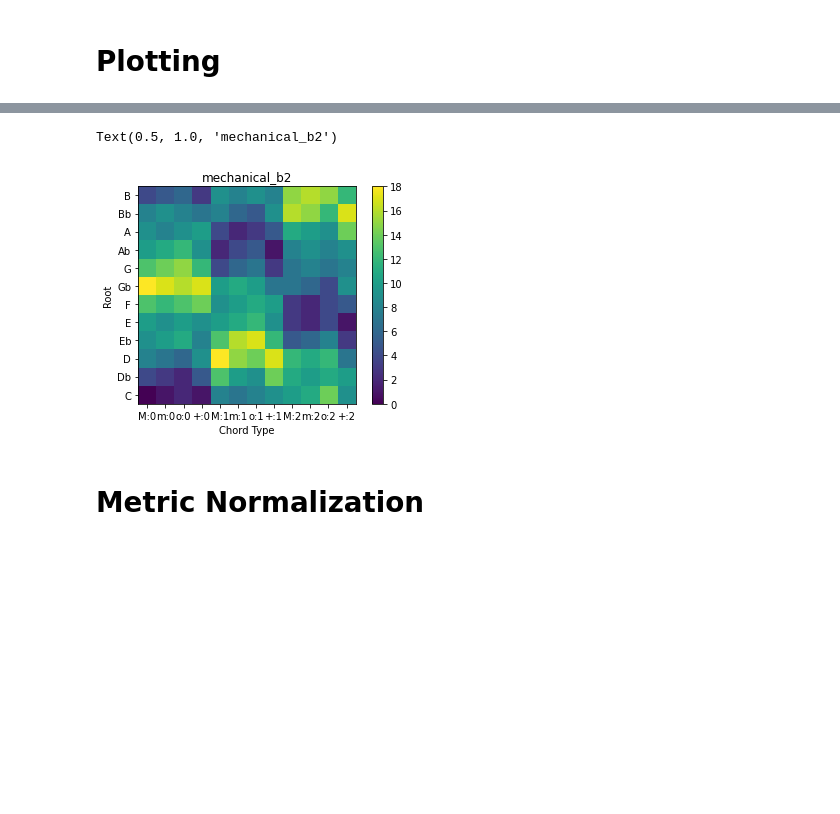
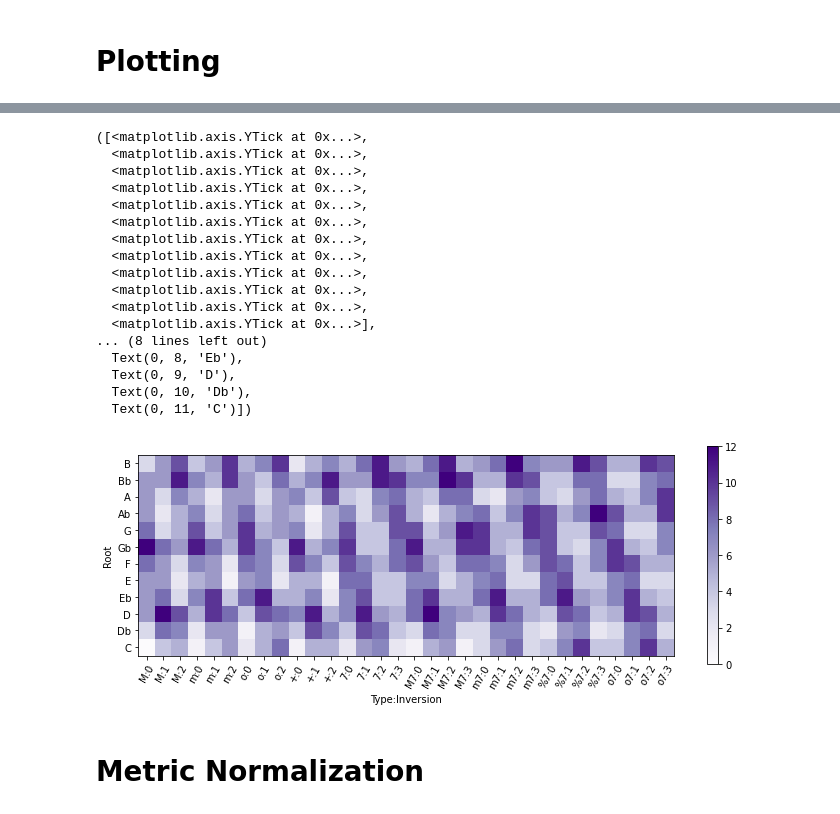
Before and after one commit to DCMLab/chord-eval, a Jupyter notebook: Scratch.ipynb, the cells around one changed output, grey strips where cells are left out. Drawn from its saved outputs; the diff is of its cells as text; code cells hidden in the pictures; blank space fills up the shorter version.

```diff
--- a/Scratch.ipynb
+++ b/Scratch.ipynb
@@ -208,32 +268,59 @@ Text(0.5, 1.0, 'sps')
 # %%
-import matplotlib.pyplot as plt
-import numpy as np
+more_types = [ChordType.MAJOR, ChordType.MINOR, ChordType.DIMINISHED, ChordType.AUGMENTED, ChordType.MAJ_MIN7, ChordType.MAJ_MAJ7, ChordType.MIN_MIN7, ChordType.HALF_DIM7, ChordType.DIM7]
+more_types_labels = ["M", "m", "o", "+", "7", "M7", "m7", "%7", "o7"]
+triads = [ChordType.MAJOR, ChordType.MINOR, ChordType.DIMINISHED, ChordType.AUGMENTED]
+triads_labels = ["M", "m", "o", "+"]
 
-triads = [ChordType.MAJOR, ChordType.MINOR, ChordType.DIMINISHED, ChordType.AUGMENTED]
-maj_min = [ChordType.MAJOR, ChordType.MINOR]
+TYPES = more_types
+TYPE_LABELS = more_types_labels
 
 c_maj_mask = (data["root1"] == 0) & (data["chord_type1"] == ChordType.MAJOR) & (data["inversion1"] == 0)
 c_maj_data = data.loc[c_maj_mask]
 
-metric = "mechanical_b2"
+metric = "mechanical_b1"
 
-matrix = np.zeros((12, 4 * 3))
+xlabels = []
+for chord_type, type_label in zip(TYPES, TYPE_LABELS):
+    max_inv = 3 if chord_type in triads else 4
+    for inv in range(max_inv):
+        xlabels.append(f"{type_label}:{inv}")
+
+matrix = np.zeros((12, len(xlabels)))
 
 for root in range(12):
-    for i, (inv, chord_type) in enumerate(itertools.product(range(3), triads)):
-        matrix[(11 - root), i] = c_maj_data.loc[(c_maj_data["root2"] == root) & (c_maj_data["chord_type2"] == chord_type) & (c_maj_data["inversion2"] == inv), metric]
+    i = 0
+    for chord_type in TYPES:
+        max_inv = 3 if chord_type in triads else 4
+        for inv in range(max_inv):
+            matrix[(11 - root), i] = c_maj_data.loc[(c_maj_data["root2"] == root) & (c_maj_data["chord_type2"] == chord_type) & (c_maj_data["inversion2"] == inv), metric]
+            i += 1
 
-
-plt.imshow(matrix)
+plt.figure(figsize=(12,4))
+plt.imshow(matrix, cmap="Purples")
 plt.colorbar()
-plt.xlabel("Chord Type")
+plt.xlabel("Type:Inversion")
 plt.ylabel("Root")
-plt.xticks(ticks=range(12), labels=[f"{chord_type}:{inv}" for inv, chord_type in itertools.product(range(3), ["M", "m", "o", "+"])])
+plt.xticks(ticks=range(len(xlabels)), labels=xlabels, rotation=60)
 plt.yticks(ticks=range(12), labels=["B", "Bb", "A", "Ab", "G", "Gb", "F", "E", "Eb", "D", "Db", "C"])
-plt.title(metric)
 # %% [output]
-Text(0.5, 1.0, 'mechanical_b2')
+([<matplotlib.axis.YTick at 0x...>,
+  <matplotlib.axis.YTick at 0x...>,
+  <matplotlib.axis.YTick at 0x...>,
+  <matplotlib.axis.YTick at 0x...>,
+  <matplotlib.axis.YTick at 0x...>,
+  <matplotlib.axis.YTick at 0x...>,
+  <matplotlib.axis.YTick at 0x...>,
+  <matplotlib.axis.YTick at 0x...>,
+  <matplotlib.axis.YTick at 0x...>,
+  <matplotlib.axis.YTick at 0x...>,
+  <matplotlib.axis.YTick at 0x...>,
+  <matplotlib.axis.YTick at 0x...>],
+... (8 lines left out)
+  Text(0, 8, 'Eb'),
+  Text(0, 9, 'D'),
+  Text(0, 10, 'Db'),
+  Text(0, 11, 'C')])
-[figure, old version]
+[figure, new version]
 # %% [markdown]
 # Metric Normalization
 # %%
```
Also changed, not shown: parts of 18 cells of this notebook, 1 other file.
